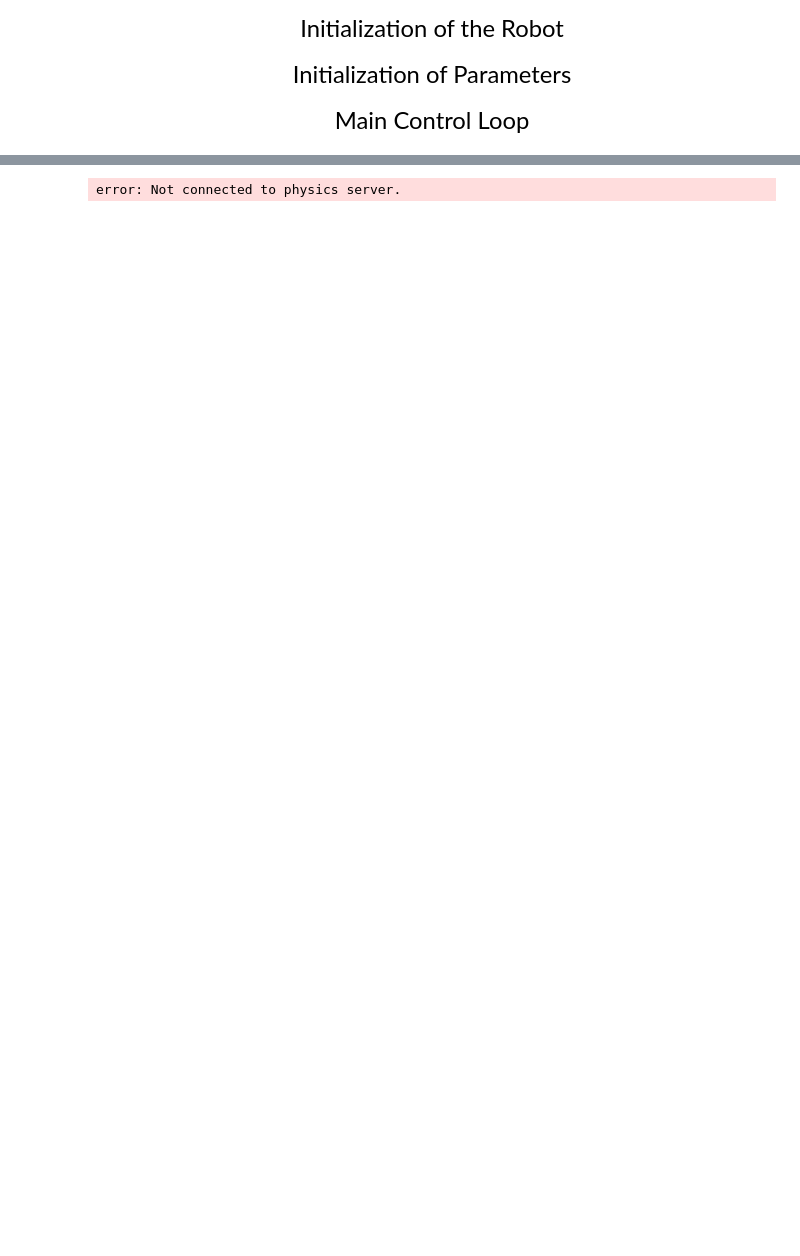
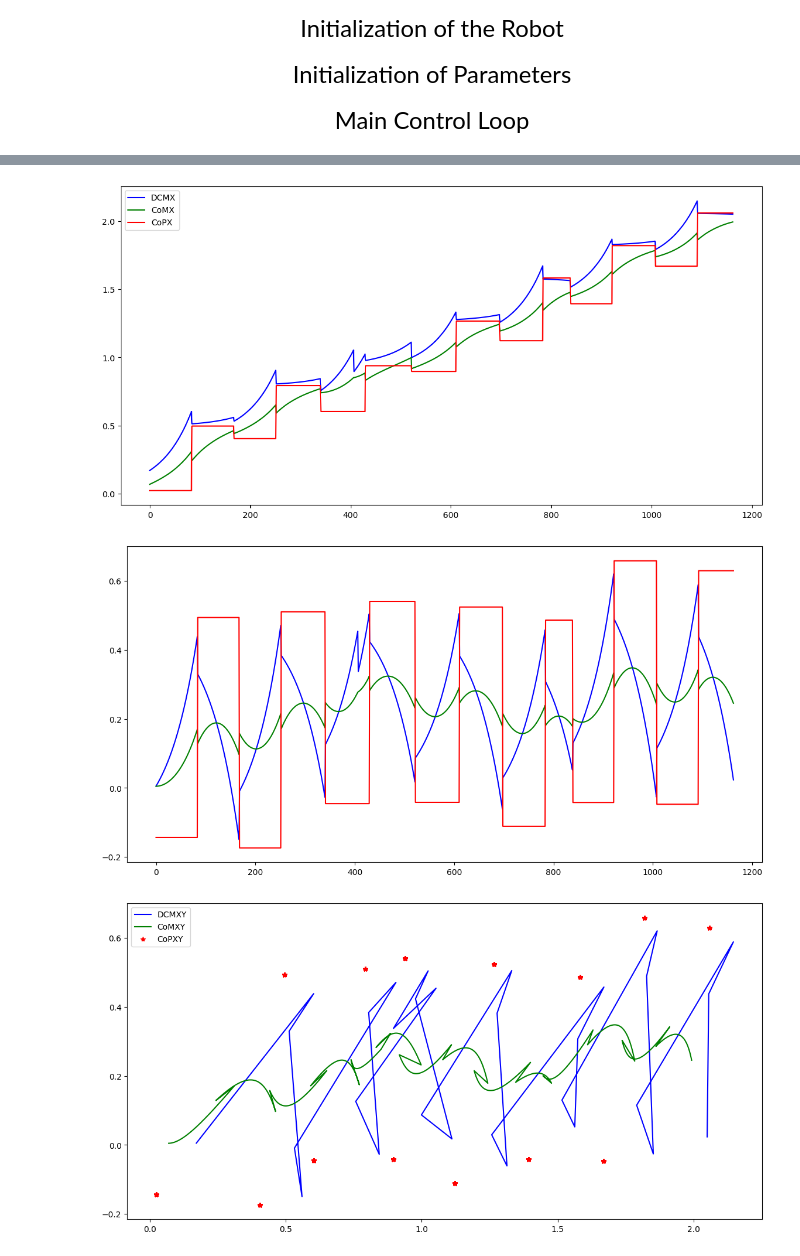
Before and after one commit to chiaraevangelisti01/Legged_robots, a Jupyter notebook: project1/DCM-Locomotion.ipynb, the cells around one changed output, grey strips where cells are left out. Drawn from its saved outputs; the diff is of its cells as text; code cells hidden in the pictures; blank space fills up the shorter version.

Commit message:
plots with standing robot, yeeeah!

```diff
--- a/project1/DCM-Locomotion.ipynb
+++ b/project1/DCM-Locomotion.ipynb
@@ -221,9 +221,9 @@ p.setRealTimeSimulation(0)
 <div style="text-align:center"><span style="color:black; font-family:helvetica; font-size:1.7em;">Initialization of the Robot</span></div>
 # %%
 AtlasUtils = RobotUtils()#This object is responsible for inverse kinematics
-CoMHeight=0.63 #Constant pelvis(CoM) height
-stepWidth=0.3#=lateralDistanceOfFeet/2
-stepLength=0.57 #longitudinal distance between two sequential feet stepLength=stepStride/2,
+CoMHeight=0.63      #Constant pelvis(CoM) height
+stepWidth=0.3       #=lateralDistanceOfFeet/2
+stepLength=0.57     #longitudinal distance between two sequential feet stepLength=stepStride/2,
 stepDuration = 0.43
 dt=1.0/240.0
 
@@ -244,9 +244,9 @@ jointsIndex[24:30]=leftLegIndex
 jointsPositions[0:4]=bodyPositions
 
 
-NominalStepWidth = 0.1 #Nominal lateralDistanceOfFeet/2
-NominalStepLength = 0.5 # Nominal longitudinal distance between two sequential feet
-NominalStepDuration = 0.4 #todo tune Nominal step duration to find a value that push reovery works
+NominalStepWidth = 0.15          # Nominal lateralDistanceOfFeet/2
+NominalStepLength = 0.4         # Nominal longitudinal distance between two sequential feet
+NominalStepDuration = 0.4       # TODO tune Nominal step duration to find a value that push reovery works
 
 stepWidth = NominalStepWidth
 stepLength = NominalStepLength
@@ -333,11 +333,11 @@ leftFootStartOrientation = np.eye(3)
 rightFootStartOrientation = np.eye(3)
 
 stepNumber = 0
-sign=1 #for switching between right and left leg, could +1 for left foot in swing and or -1 if right foot is in swing
+sign=1                      #for switching between right and left leg, could +1 for left foot in swing and or -1 if right foot is in swing
 internalStep = 0.0
 
-deltaStepDurationMin= 0.3 # we substract this value from nominal step duration to find lower boundry of step duration constraint
-deltaStepDurationMax= 1.3 # we add this value to nominal step duration to find upper boundry of step duration constraint
+deltaStepDurationMin= 0.3   # we substract this value from nominal step duration to find lower boundry of step duration constraint
+deltaStepDurationMax= 0.3   # we add this value to nominal step duration to find upper boundry of step duration constraint
 NominalStepDuration_prev = NominalStepDuration
 time.sleep(1)
 # %% [markdown]
@@ -533,5 +540,37 @@ For best performance, build A as a scipy.sparse.csc_matrix rather than as a nump
+# %%
+# TODO: uncomment to plot (select all and press ctrl+:)
+
+#t = np.arange(0, time, dt)
+
+#CoP, CoM and DCM in X
+figg, (ax) = plt.subplots(figsize = (14, 7))
+ax.plot(np.asarray(DCMTrajectory)[:,0],'b',label="DCMX")
+ax.plot(np.asarray(CoMTrajectory)[:,0],'g',label="CoMX")
+ax.plot(np.asarray(CoPTrajectory)[:,0],'r',label="CoPX")
+ax.legend()
+#ax.title("CoP, CoM and DCM in X direction")
+plt.show()
+
+#CoP, CoM and DCM in Y
+figg1, (ax1) = plt.subplots(figsize = (14, 7))
+ax1.plot(np.asarray(DCMTrajectory)[:,1],'b',label="DCMY")
+ax1.plot(np.asarray(CoMTrajectory)[:,1],'g',label="CoMY")
+ax1.plot(np.asarray(CoPTrajectory)[:,1],'r',label="CoPY")
+ax.legend()
+#ax.title("CoP, CoM and DCM in Y direction")
+plt.show()
+
+# #DCM
+figg2, (ax2) = plt.subplots(figsize = (14, 7))
+ax2.plot(np.array(DCMTrajectory)[:,0],np.array(DCMTrajectory)[:,1],'b',label="DCMXY")
+ax2.plot(np.array(CoMTrajectory)[:,0],np.array(CoMTrajectory)[:,1],'g',label="CoMXY")
+ax2.plot(np.array(CoPTrajectory)[:,0],np.array(CoPTrajectory)[:,1],'*r',label="CoPXY")
+ax2.legend()
+plt.show()
+# %% [output]
+[figure, added]
+[figure, added]
+[figure, added]
 # %%
-time.sleep(7)
+time.sleep(10)
 p.disconnect()
-# %% [output]
-error: Not connected to physics server.
```
Also changed, not shown: parts of 2 cells of this notebook.
